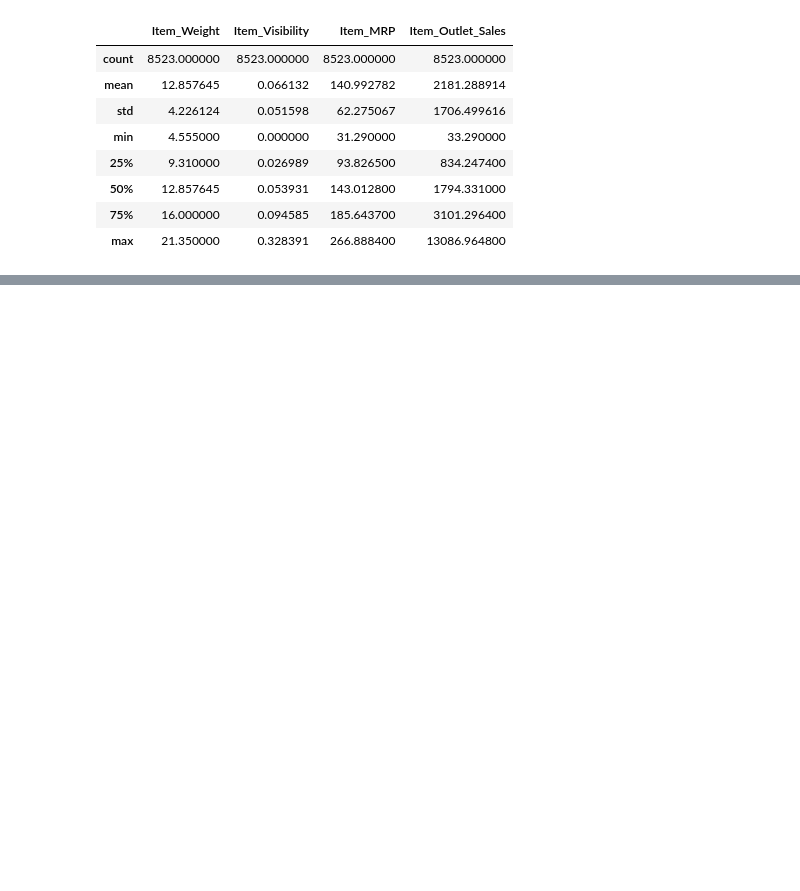
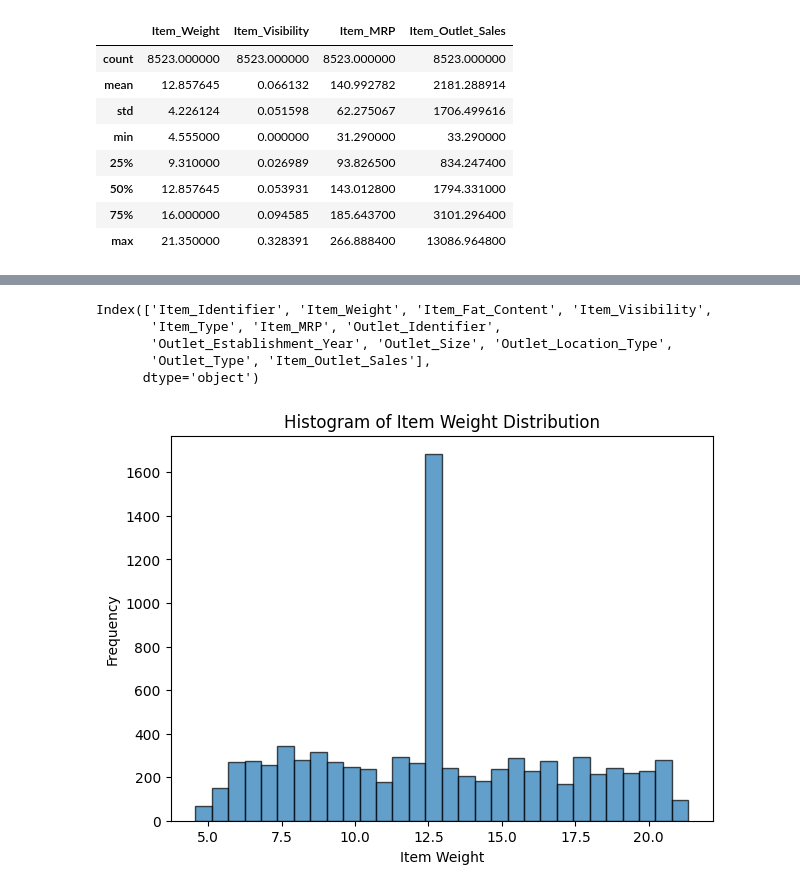
Before and after one commit to Gdan0326/Food_Sales_Predictions, a Jupyter notebook: Food_Sales_Predictions.ipynb, the cells around one changed output, grey strips where cells are left out. Drawn from its saved outputs; the diff is of its cells as text; code cells hidden in the pictures; blank space fills up the shorter version.

```diff
--- a/Food_Sales_Predictions.ipynb
+++ b/Food_Sales_Predictions.ipynb
@@ -6,5 +13,5 @@ import numpy as np
 # %%
-df = pd.read_csv('/content/sales_predictions_2023.csv')
+df = pd.read_csv('/content/drive/MyDrive/Colab Notebooks/Coding Dojo/First Portfolio Project/sales_predictions_2023.csv')
 df
 # %% [output]
 |  | Item_Identifier | Item_Weight | Item_Fat_Content | Item_Visibility | Item_Type | Item_MRP | ... |
@@ -112,6 +119,6 @@ df['Item_Weight'].fillna(df['Item_Weight'].mean(), inplace=True)
 # %%
 # I use mode imputation for filling in missing data in 'Outlet_Size' since it is categorical data
 mode = df['Outlet_Size'].mode()
-df['Outlet_Size'].fillna(mode, inplace = True)
-df.isna().sum()
+df['Outlet_Size'].fillna('Medium', inplace = True)
+df['Outlet_Size'].isna().sum()
 # %% [output]
@@ -145,0 +159,19 @@ df[summary_stat_numerical_data].describe()
+# %%
+df.columns
+# %% [output]
+Index(['Item_Identifier', 'Item_Weight', 'Item_Fat_Content', 'Item_Visibility',
+       'Item_Type', 'Item_MRP', 'Outlet_Identifier',
+       'Outlet_Establishment_Year', 'Outlet_Size', 'Outlet_Location_Type',
+       'Outlet_Type', 'Item_Outlet_Sales'],
+      dtype='object')
+# %%
+# Plot histogram for Item_Weight
+# The distribution of item weight appears to be uniform or normal distribution, several items falling from 12.5 - 17.5 units
+plt.figure(figsize=(7,5))
+plt.hist(df['Item_Weight'], bins=30, edgecolor='k', alpha=0.7)
+plt.title('Histogram of Item Weight Distribution')
+plt.xlabel('Item Weight')
+plt.ylabel('Frequency')
+plt.show()
+# %% [output]
+[figure, added]
```
Also changed, not shown: parts of 13 cells of this notebook.
